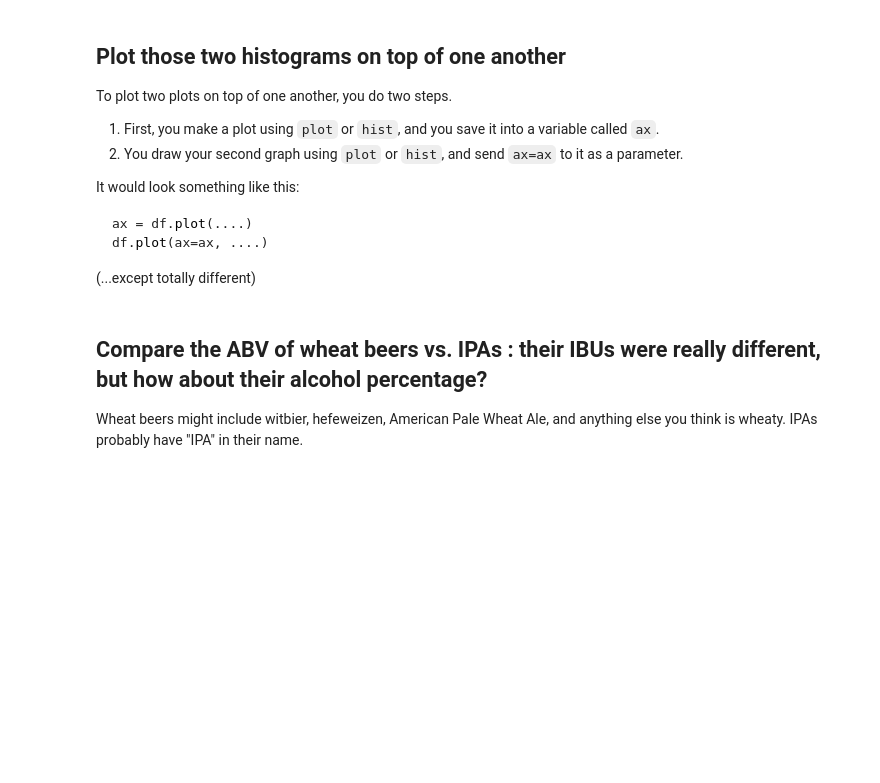
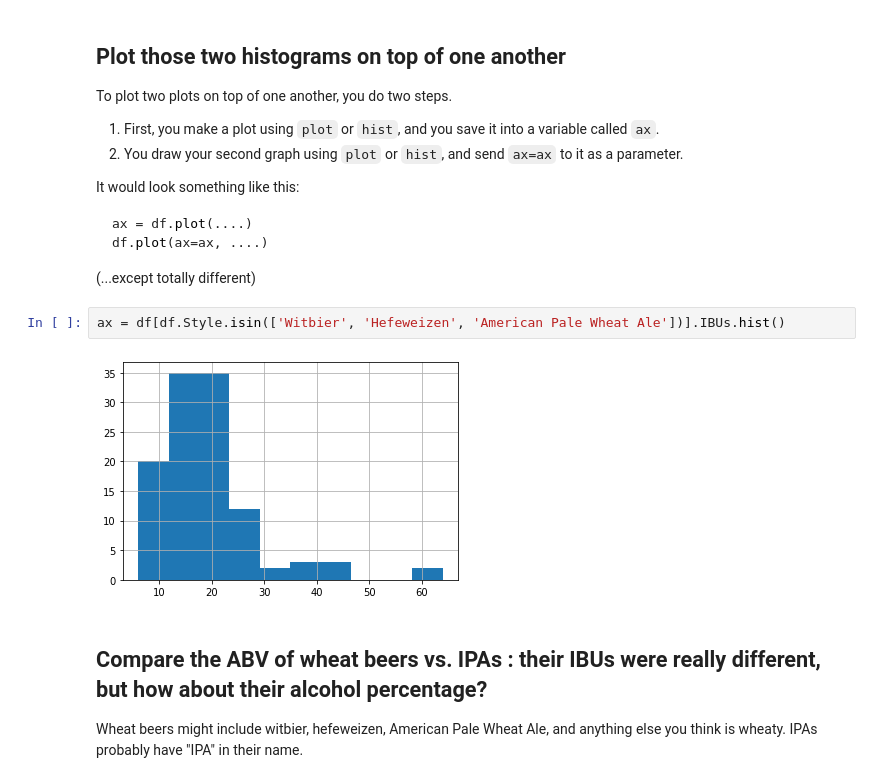
Before and after one commit to elenamlutz/foundations_homework, a Jupyter notebook: 06-homework/Dataset ONE - Beer cans.ipynb, the cells around one changed output. Saved outputs shown, nothing was run; the diff lists cells and outputs as text; blank space fills up the shorter version.

````diff
--- a/06-homework/Dataset ONE - Beer cans.ipynb
+++ b/06-homework/Dataset ONE - Beer cans.ipynb
@@ -429,6 +506,10 @@ df.plot(ax=ax, ....)
 ```
 
 (...except totally different)
+# %%
+ax = df[df.Style.isin(['Witbier', 'Hefeweizen', 'American Pale Wheat Ale'])].IBUs.hist()
+# %% [output]
+[figure, added]
 # %% [markdown]
 ## Compare the ABV of wheat beers vs. IPAs : their IBUs were really different, but how about their alcohol percentage?
 
````
Also changed, not shown: parts of 22 cells of this notebook.
